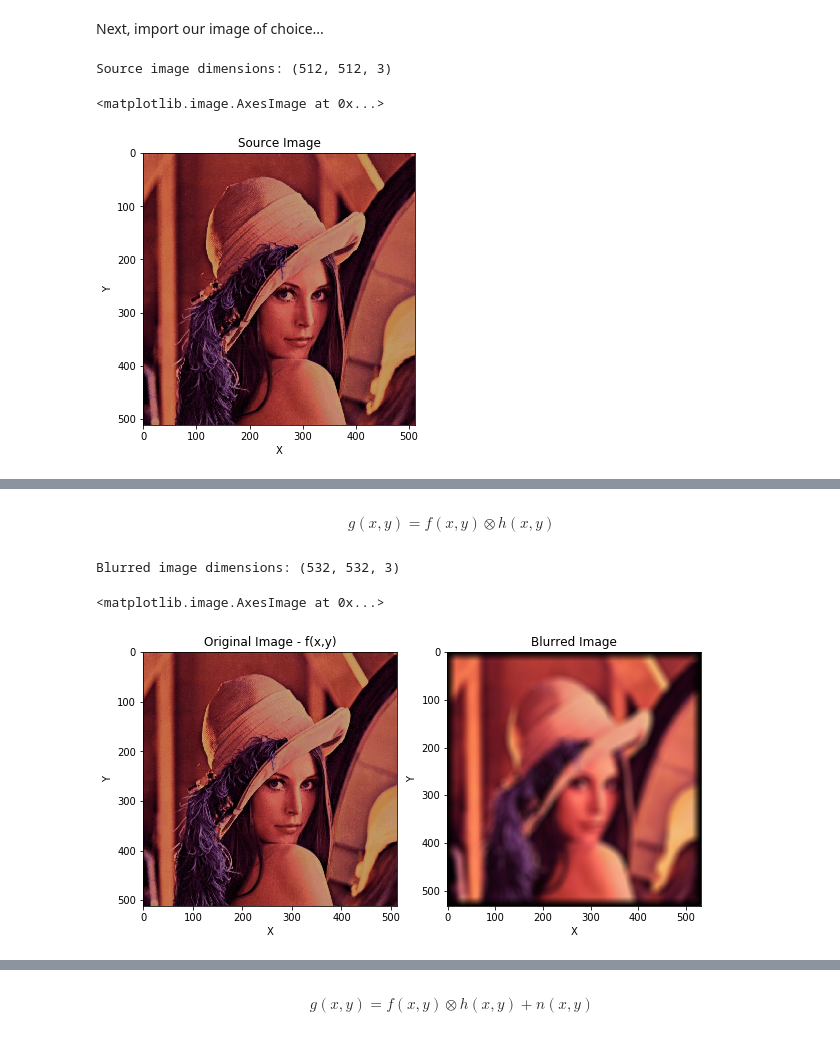
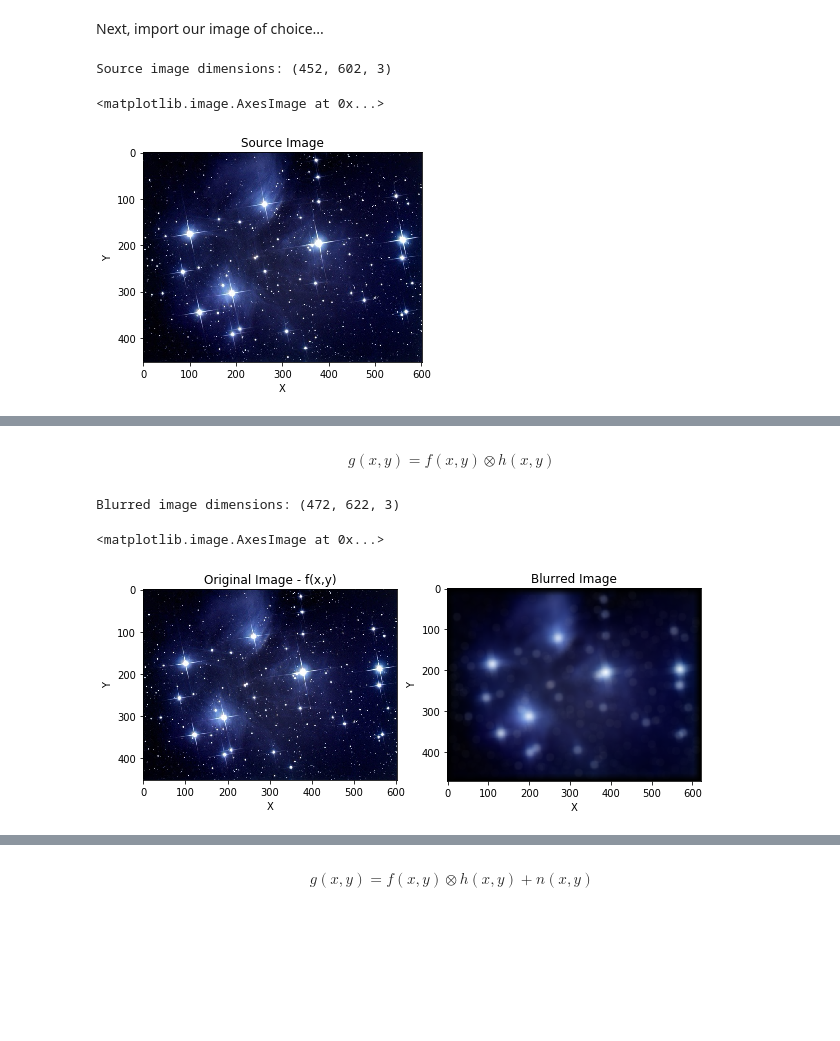
Before and after one commit to BohanZhai/bid_presentation, a Jupyter notebook: Blind Image Deconvolution Demonstration.ipynb, the cells around one changed output, grey strips where cells are left out. Cells and saved outputs as stored; diff of their text form; code cells hidden in the pictures; blank space fills up the shorter version.

Commit message:
Changed default image to stars.

```diff
--- a/Blind Image Deconvolution Demonstration.ipynb
+++ b/Blind Image Deconvolution Demonstration.ipynb
@@ -16,22 +16,22 @@ from modifiedDaveyDeblur import bid_davey, InitialEstimate    # Blind image deco
 # %% [markdown]
 Next, import our image of choice...
 # %%
-image_name = 'src_images/lena.bmp'
+image_name = 'src_images/stars.bmp'
 
 
 # Load and show source image
 src_img = imageio.imread(image_name)
 print "Source image dimensions:", src_img.shape
 
 plot.figure(figsize=(5,5))
 plot.title('Source Image')
 plot.xlabel('X')
 plot.ylabel('Y')
 plot.imshow(src_img)
 # %% [output]
-Source image dimensions: (512, 512, 3)
+Source image dimensions: (452, 602, 3)
 <matplotlib.image.AxesImage at 0x...>
-[figure, old version]
+[figure, new version]
 # %% [markdown]
 Next, we add some 'atmospheric blurring'. This is achieved by running the source image through a circular (pillbox) filter. The larger the blur kernel, the smoother the image becomes.
 
@@ -77,9 +77,9 @@ plot.xlabel('X')
 plot.ylabel('Y')
 plot.imshow(blur_img/np.max(blur_img))
 # %% [output]
-Blurred image dimensions: (532, 532, 3)
+Blurred image dimensions: (472, 622, 3)
 <matplotlib.image.AxesImage at 0x...>
-[figure, old version]
+[figure, new version]
 # %% [markdown]
 Realisitically some noise is added to the system during the capture process. This manifests from things like:
 -  electronic noise
```
Also changed, not shown: parts of 3 cells of this notebook.
